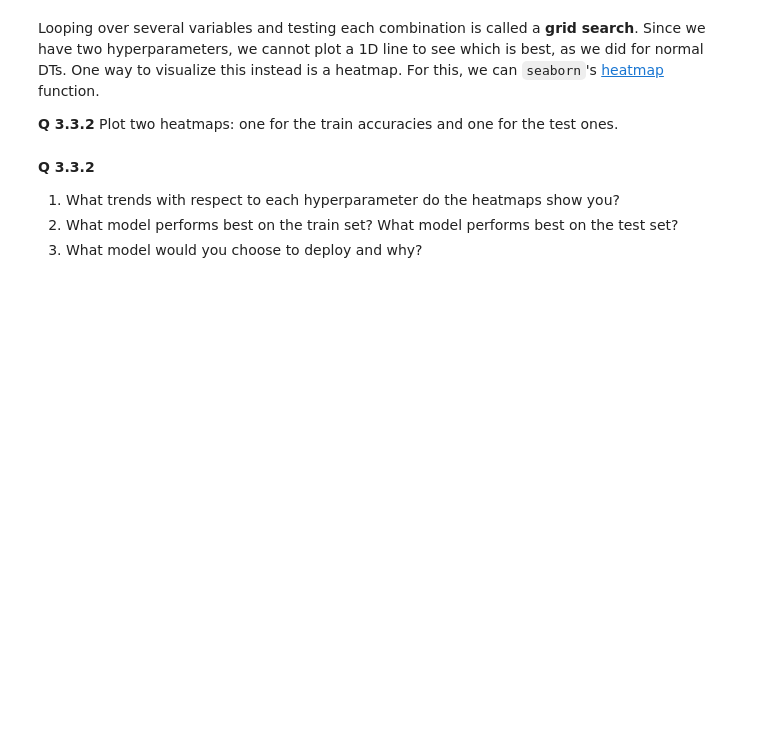
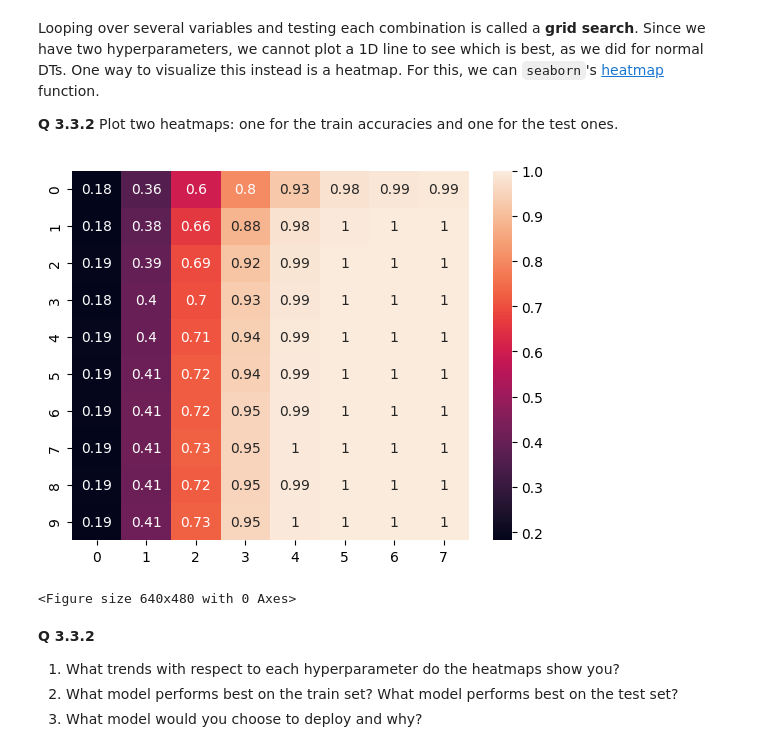
Before and after one commit to mrozalski/TMDL2024, a Jupyter notebook: week2/Assignment 2 - Empty.ipynb, the cells around one changed output. Cells and saved outputs as stored; diff of their text form; code cells hidden in the pictures; blank space fills up the shorter version.

```diff
--- a/week2/Assignment 2 - Empty.ipynb
+++ b/week2/Assignment 2 - Empty.ipynb
@@ -199,23 +200,25 @@ Just like in the decision trees, one hyperparameter you can choose is the depth
 from sklearn.ensemble import RandomForestClassifier as RFC
 
 train_acc_mean, train_acc_std = np.zeros((10, 8)), np.zeros((10, 8)) # storing it in an np array instead of a list makes it easier
-test_acc_mean, test_acc_std = np.zeros(...), np.zeros(...)
+test_acc_mean, test_acc_std = np.zeros((10,8)), np.zeros((10,8))
 
-n_trees = [...]
-depths = [...]
+n_trees = [10,20,30,40,50,60,70,80,90,100]
+depths = [1,3,5,7,9,11,13,15]
 
 for tree_idx, n_trees in tqdm(enumerate(n_trees), total=len(n_trees)):
     for d_idx, d in enumerate(depths):
         train_perfs = []
         test_perfs = []
-        for n in range(...):
-            # init new model
-            # train model
-            # store interem values
-        train_acc_mean[tree_idx][d_idx] = ...
-        train_acc_std[tree_idx][d_idx] = ...
-        test_acc_mean[tree_idx][d_idx] = ...
-        test_acc_std[tree_idx][d_idx] = ...
+        for n in range(5):
+            modelRFC = RFC(n_estimators=n_trees, max_depth=d) # init new model
+            #modelRFC = RFC(n_estimators=n_trees[tree_idx], max_depth=depths[d_idx]) # init new model
+            modelRFC = modelRFC.fit(train_X, train_y) # train model
+            train_perfs.append(modelRFC.score(train_X, train_y)) # store interem values
+            test_perfs.append(modelRFC.score(test_X, test_y)) # store interem values
+        train_acc_mean[tree_idx][d_idx] = statistics.mean(train_perfs)
+        train_acc_std[tree_idx][d_idx] = statistics.stdev(train_perfs)
+        test_acc_mean[tree_idx][d_idx] = statistics.mean(test_perfs)
+        test_acc_std[tree_idx][d_idx] = statistics.stdev(test_perfs)
 # %% [markdown]
 Looping over several variables and testing each combination is called a **grid search**. Since we have two hyperparameters, we cannot plot a 1D line to see which is best, as we did for normal DTs. One way to visualize this instead is a heatmap. For this, we can `seaborn`'s [heatmap](https://seaborn.pydata.org/generated/seaborn.heatmap.html) function.
 
@@ -223,20 +226,23 @@ Looping over several variables and testing each combination is called a **grid s
 # %%
 import seaborn as sns
 # Figure 1
 plt.figure()
-sns.heatmap(..., annot=True) # create seaborn heatmap with annotations
+sns.heatmap(train_acc_mean, annot=True, xticklabels='auto',yticklabels='auto') # create seaborn heatmap with annotations
 # add proper xticklabels and yticklabels
 # add a title
 ...
 plt.show()
 
 # Figure 2
 plt.figure()
 # create seaborn heatmap with annotations
 # add proper xticklabels and yticklabels
 # add a title
 ...
 plt.show()
+# %% [output]
+[figure, added]
+<Figure size 640x480 with 0 Axes>
 # %% [markdown]
 **Q 3.3.2**
 1. What trends with respect to each hyperparameter do the heatmaps show you?
```
Also changed, not shown: parts of 3 cells of this notebook.
